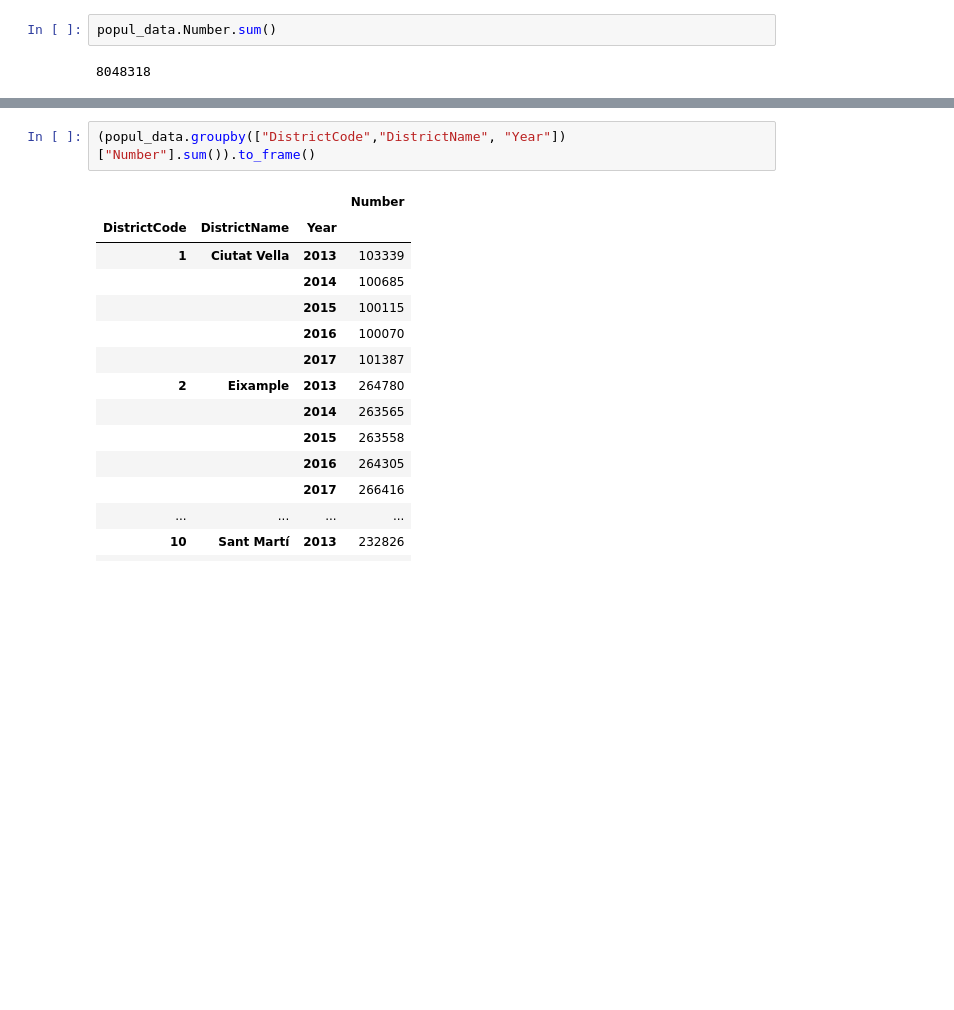
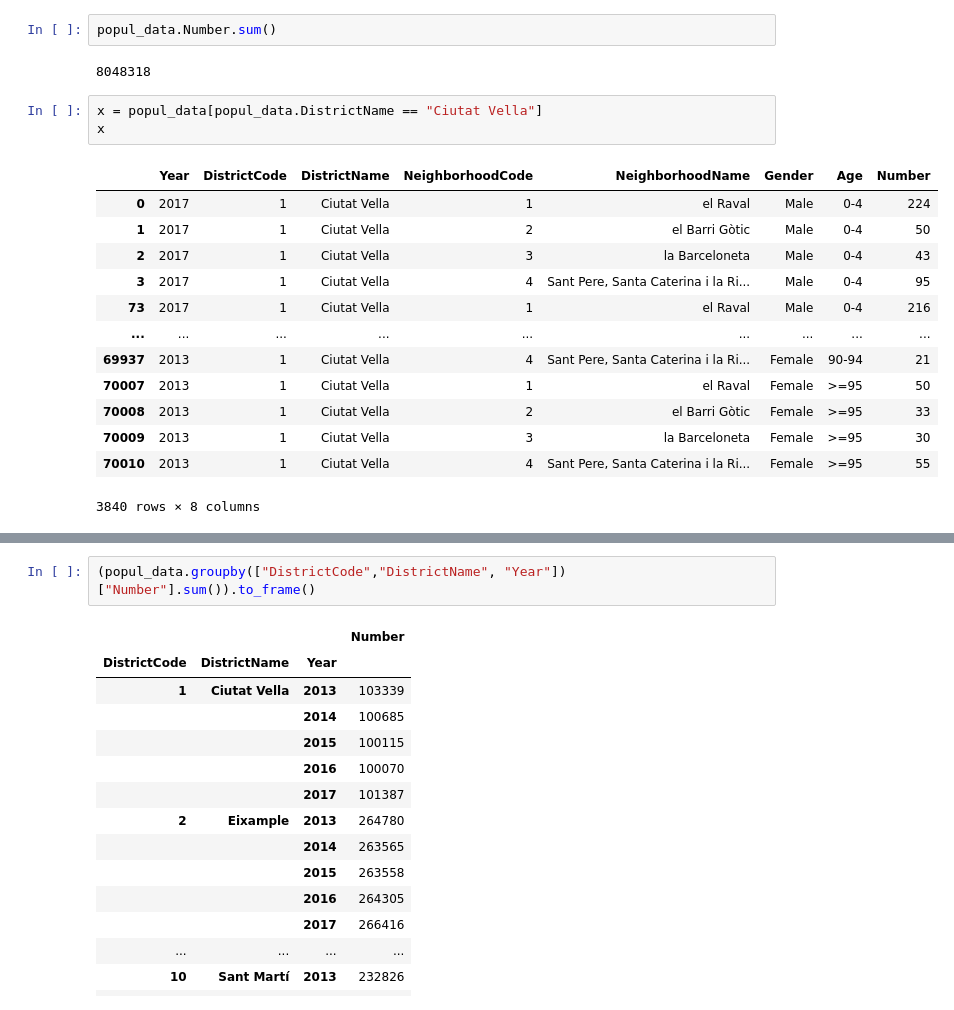
Before and after one commit to AlfaisalGassim/Barcelona_EDA, a Jupyter notebook: exploration.ipynb, the cells around one changed output, grey strips where cells are left out. Drawn from its saved outputs; the diff is of its cells as text; blank space fills up the shorter version.

```diff
--- a/exploration.ipynb
+++ b/exploration.ipynb
@@ -116,4 +121,21 @@ dtype: object
 popul_data.Number.sum()
 # %% [output]
 8048318
+# %%
+x = popul_data[popul_data.DistrictName == "Ciutat Vella"]
+x
+# %% [output]
+|  | Year | DistrictCode | DistrictName | NeighborhoodCode | NeighborhoodName | Gender | Age | Number |
+| 0 | 2017 | 1 | Ciutat Vella | 1 | el Raval | Male | 0-4 | 224 |
+| 1 | 2017 | 1 | Ciutat Vella | 2 | el Barri Gòtic | Male | 0-4 | 50 |
+| 2 | 2017 | 1 | Ciutat Vella | 3 | la Barceloneta | Male | 0-4 | 43 |
+| 3 | 2017 | 1 | Ciutat Vella | 4 | Sant Pere, Santa Caterina i la Ri... | Male | 0-4 | 95 |
+| 73 | 2017 | 1 | Ciutat Vella | 1 | el Raval | Male | 0-4 | 216 |
+| ... | ... | ... | ... | ... | ... | ... | ... | ... |
+| 69937 | 2013 | 1 | Ciutat Vella | 4 | Sant Pere, Santa Caterina i la Ri... | Female | 90-94 | 21 |
+| 70007 | 2013 | 1 | Ciutat Vella | 1 | el Raval | Female | >=95 | 50 |
+| 70008 | 2013 | 1 | Ciutat Vella | 2 | el Barri Gòtic | Female | >=95 | 33 |
+| 70009 | 2013 | 1 | Ciutat Vella | 3 | la Barceloneta | Female | >=95 | 30 |
+| 70010 | 2013 | 1 | Ciutat Vella | 4 | Sant Pere, Santa Caterina i la Ri... | Female | >=95 | 55 |
+3840 rows × 8 columns
 # %%
```
Also changed, not shown: parts of 14 cells of this notebook, 1 other file.
